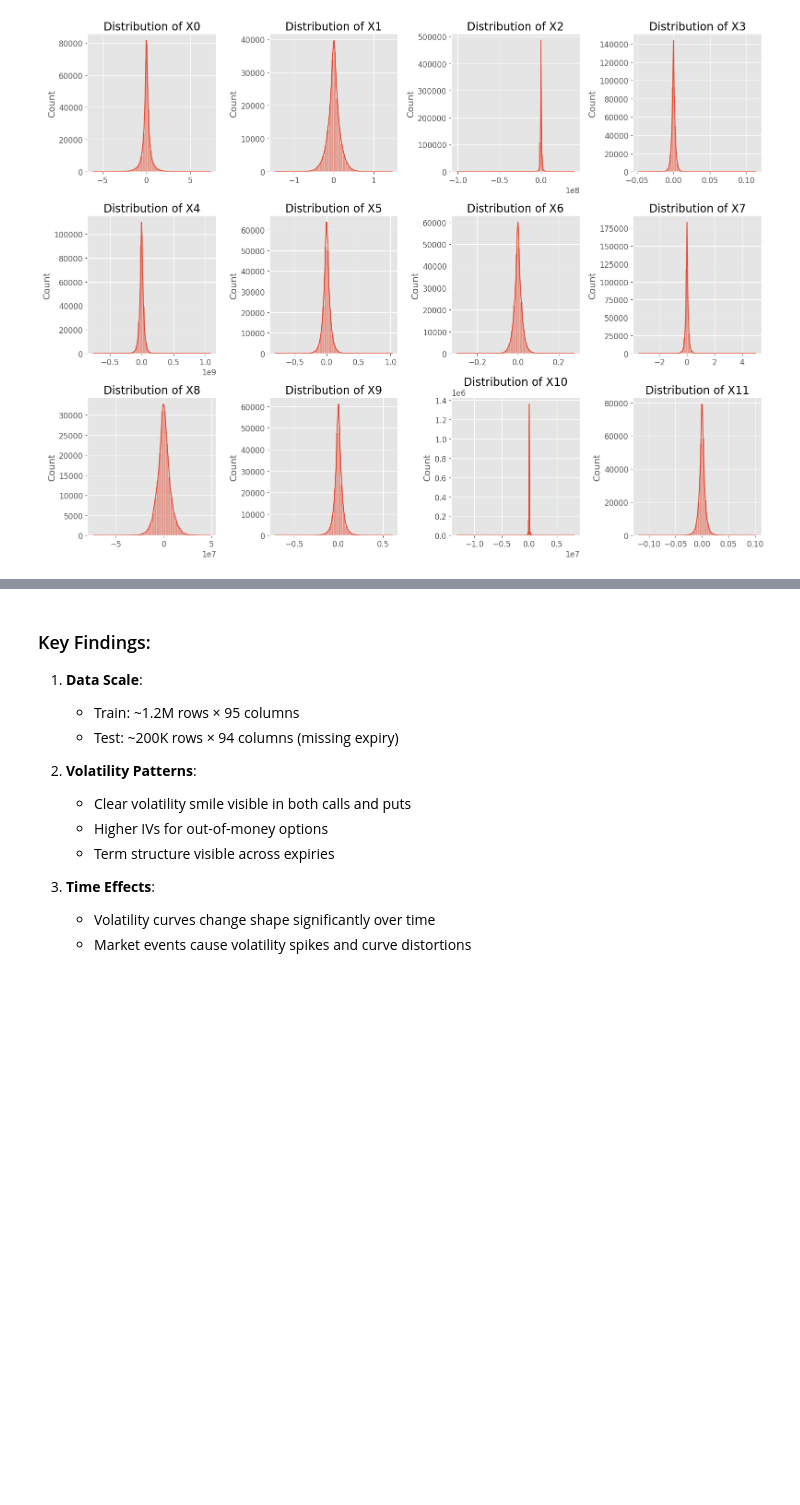
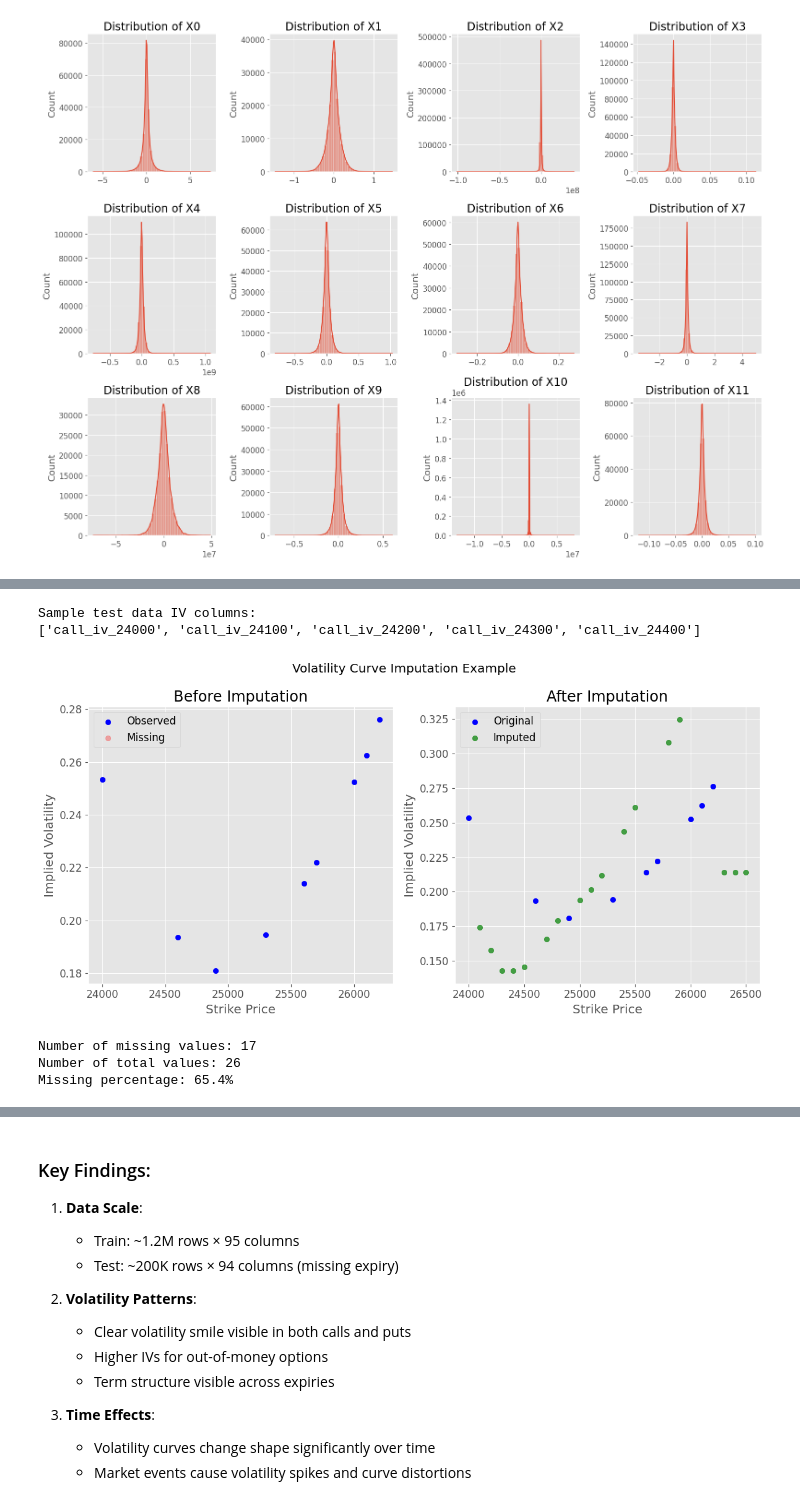
Before and after one commit to Anish-ai/nksr-volatility-prediction-competition, a Jupyter notebook: NIFTY50_EDA.ipynb, the cells around one changed output, grey strips where cells are left out. Cells and saved outputs as stored; diff of their text form; code cells hidden in the pictures; blank space fills up the shorter version.

```diff
--- a/NIFTY50_EDA.ipynb
+++ b/NIFTY50_EDA.ipynb
@@ -201,0 +278,72 @@ plt.show()
+# %%
+# First, let's inspect what IV columns are actually in the test data
+test_iv_cols = [col for col in test.columns if col.startswith('call_iv_')]
+print("Sample test data IV columns:")
+print(test_iv_cols[:5])
+
+# Select a row from test data (which has missing values)
+sample_row = test.sample(1).iloc[0]
+
+# Get call IVs before imputation - using actual test columns
+before_imputation = sample_row[test_iv_cols]
+
+# For demonstration, let's do a simple imputation
+# First get median IVs from training data for each strike
+train_medians = {col: train[col].median() for col in test_iv_cols if col in train.columns}
+after_imputation = before_imputation.copy()
+for col in test_iv_cols:
+    if pd.isna(after_imputation[col]):
+        if col in train_medians:
+            after_imputation[col] = train_medians[col]
+        else:
+            # Use overall median if column not in training data
+            after_imputation[col] = train[train.columns[train.columns.str.startswith('call_iv_')]].median().median()
+
+# Extract strikes for plotting
+strikes = [float(col.split('_')[-1]) for col in test_iv_cols]
+
+# Plotting
+plt.figure(figsize=(12, 6))
+
+# Before imputation
+plt.subplot(1, 2, 1)
+valid_mask = ~before_imputation.isna()
+plt.scatter(np.array(strikes)[valid_mask],
+            before_imputation[valid_mask],
+            color='blue', label='Observed')
+plt.scatter(np.array(strikes)[~valid_mask],
+            before_imputation[~valid_mask],
+            color='red', alpha=0.3, label='Missing')
+plt.title('Before Imputation')
+plt.xlabel('Strike Price')
+plt.ylabel('Implied Volatility')
+plt.legend()
+
+# After imputation
+plt.subplot(1, 2, 2)
+plt.scatter(np.array(strikes)[valid_mask],
+            after_imputation[valid_mask],
+            color='blue', label='Original')
+plt.scatter(np.array(strikes)[~valid_mask],
+            after_imputation[~valid_mask],
+            color='green', alpha=0.7, label='Imputed')
+plt.title('After Imputation')
+plt.xlabel('Strike Price')
+plt.ylabel('Implied Volatility')
+plt.legend()
+
+plt.suptitle('Volatility Curve Imputation Example')
+plt.tight_layout()
+plt.show()
+
+# Print some statistics
+print(f"\nNumber of missing values: {before_imputation.isna().sum()}")
+print(f"Number of total values: {len(before_imputation)}")
+print(f"Missing percentage: {(before_imputation.isna().sum() / len(before_imputation) * 100):.1f}%")
+# %% [output]
+Sample test data IV columns:
+['call_iv_24000', 'call_iv_24100', 'call_iv_24200', 'call_iv_24300', 'call_iv_24400']
+[figure, added]
+Number of missing values: 17
+Number of total values: 26
+Missing percentage: 65.4%
```
Also changed, not shown: parts of 7 cells of this notebook, 1 other file.
